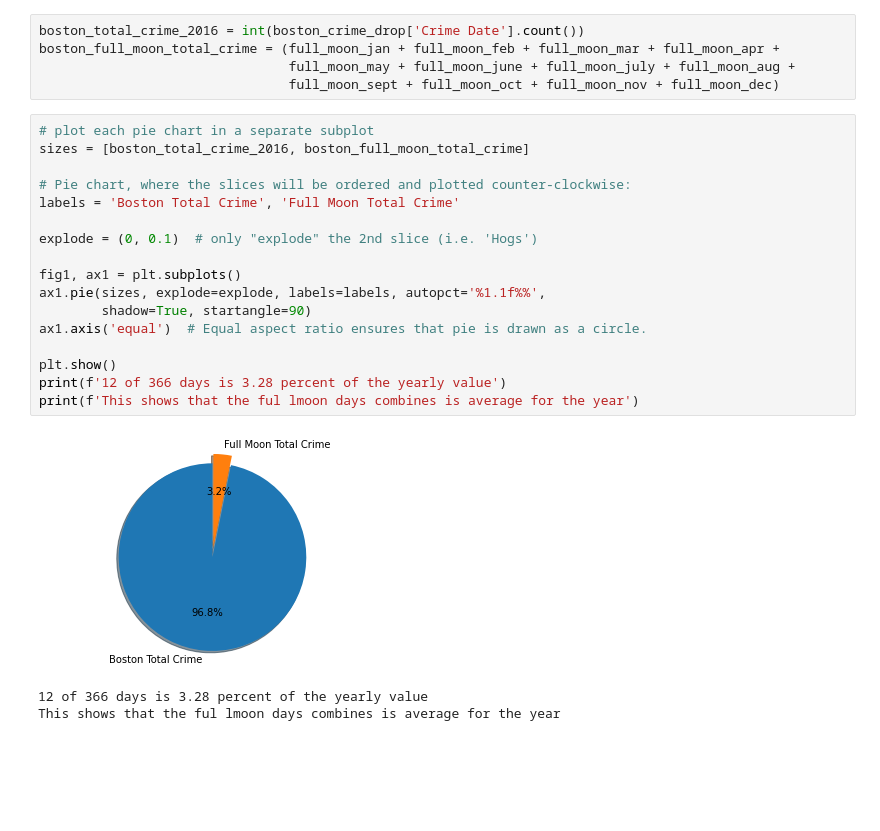
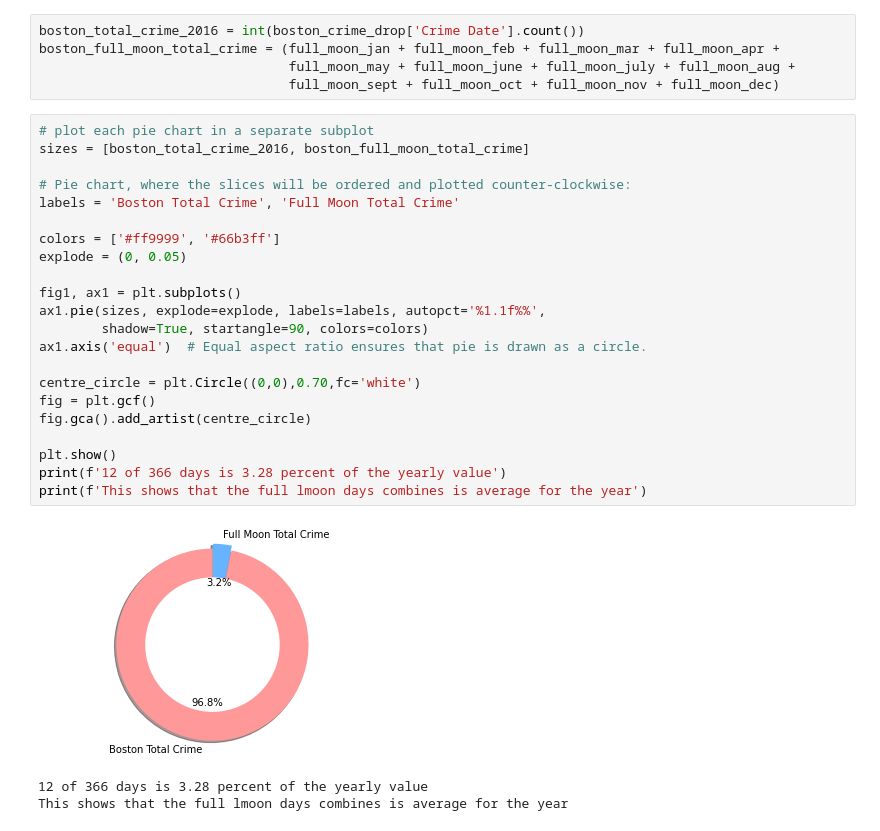
Before and after one commit to FAufenger/JupyterNotebook-FullMoon, a Jupyter notebook: Crime & The Moon/LunarCrimeEffect.ipynb, the cells around one changed output. Saved outputs shown, nothing was run; the diff lists cells and outputs as text; blank space fills up the shorter version.

```diff
--- a/Crime & The Moon/LunarCrimeEffect.ipynb
+++ b/Crime & The Moon/LunarCrimeEffect.ipynb
@@ -1072,21 +1072,26 @@ boston_full_moon_total_crime = (full_moon_jan + full_moon_feb + full_moon_mar +
 # %%
 # plot each pie chart in a separate subplot
 sizes = [boston_total_crime_2016, boston_full_moon_total_crime]
 
 # Pie chart, where the slices will be ordered and plotted counter-clockwise:
 labels = 'Boston Total Crime', 'Full Moon Total Crime'
 
-explode = (0, 0.1)  # only "explode" the 2nd slice (i.e. 'Hogs')
+colors = ['#ff9999', '#66b3ff']
+explode = (0, 0.05)
 
 fig1, ax1 = plt.subplots()
 ax1.pie(sizes, explode=explode, labels=labels, autopct='%1.1f%%',
-        shadow=True, startangle=90)
+        shadow=True, startangle=90, colors=colors)
 ax1.axis('equal')  # Equal aspect ratio ensures that pie is drawn as a circle.
+
+centre_circle = plt.Circle((0,0),0.70,fc='white')
+fig = plt.gcf()
+fig.gca().add_artist(centre_circle)
 
 plt.show()
 print(f'12 of 366 days is 3.28 percent of the yearly value')
-print(f'This shows that the ful lmoon days combines is average for the year')
+print(f'This shows that the full lmoon days combines is average for the year')
 # %% [output]
-[figure, old version]
+[figure, new version]
 12 of 366 days is 3.28 percent of the yearly value
-This shows that the ful lmoon days combines is average for the year
+This shows that the full lmoon days combines is average for the year
```
